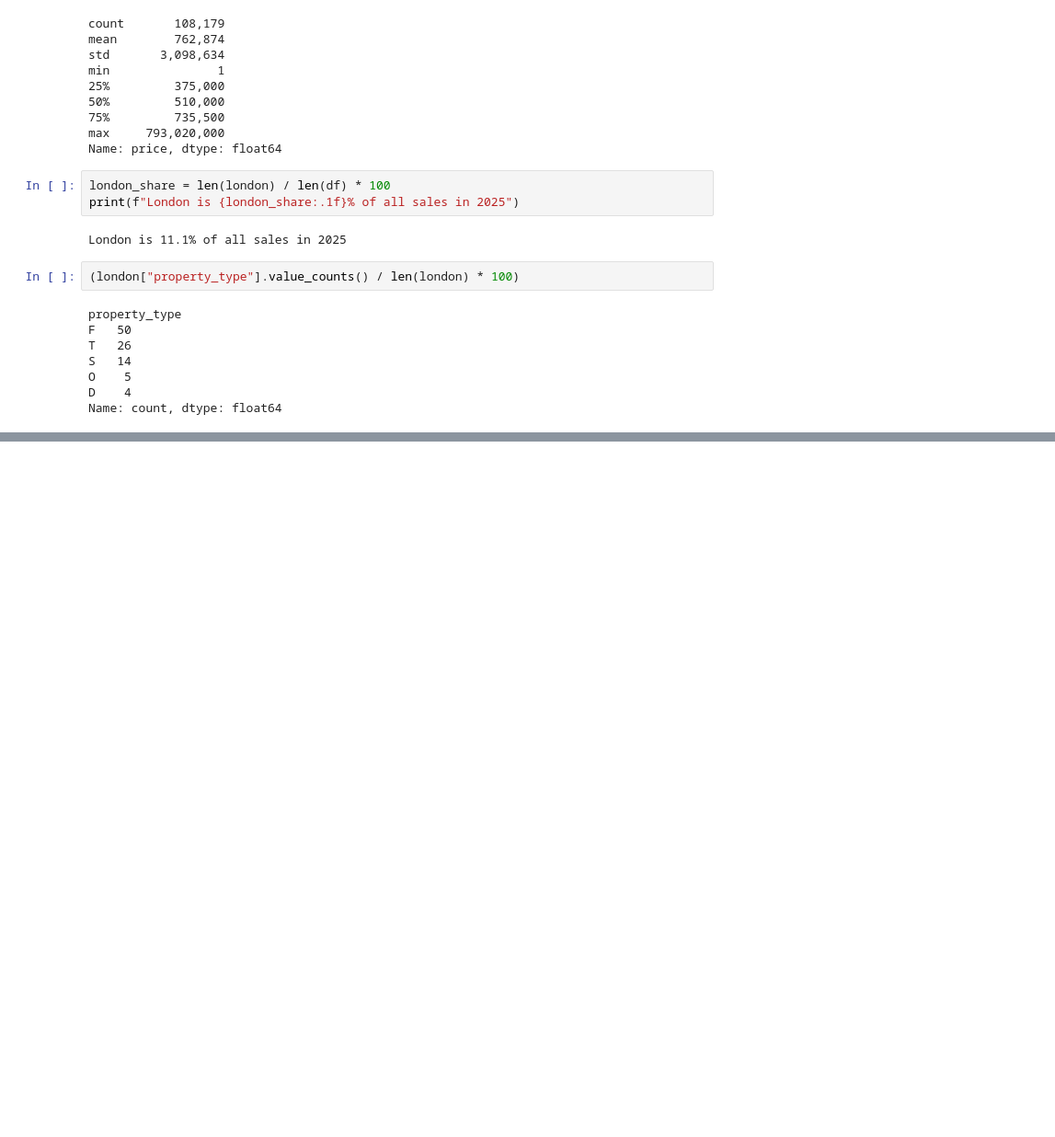
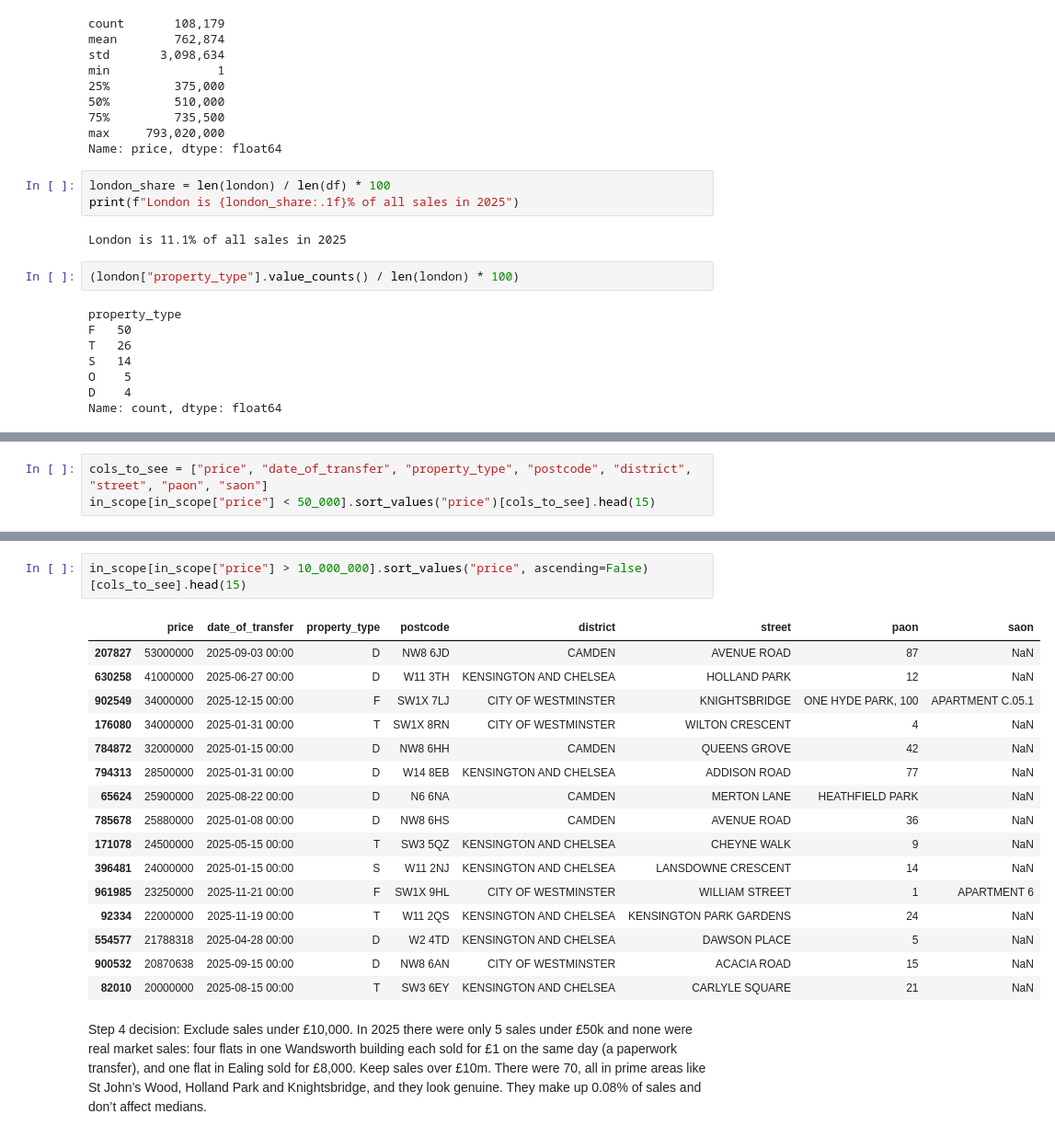
Before and after one commit to TahaJomehpour1/london-housing-affordability, a Jupyter notebook: notebooks/London_housing.ipynb, the cells around one changed output, grey strips where cells are left out. Shown at 92% size. Cells and saved outputs as stored; diff of their text form; blank space fills up the shorter version.

```diff
--- a/notebooks/London_housing.ipynb
+++ b/notebooks/London_housing.ipynb
@@ -235,0 +346,3 @@ plt.show()
+# %%
+cols_to_see = ["price", "date_of_transfer", "property_type", "postcode", "district", "street", "paon", "saon"]
+in_scope[in_scope["price"] < 50_000].sort_values("price")[cols_to_see].head(15)
@@ -235,0 +356,21 @@ plt.show()
+# %%
+in_scope[in_scope["price"] > 10_000_000].sort_values("price", ascending=False)[cols_to_see].head(15)
+# %% [output]
+|  | price | date_of_transfer | property_type | postcode | district | street | paon | saon |
+| 207827 | 53000000 | 2025-09-03 00:00 | D | NW8 6JD | CAMDEN | AVENUE ROAD | 87 | NaN |
+| 630258 | 41000000 | 2025-06-27 00:00 | D | W11 3TH | KENSINGTON AND CHELSEA | HOLLAND PARK | 12 | NaN |
+| 902549 | 34000000 | 2025-12-15 00:00 | F | SW1X 7LJ | CITY OF WESTMINSTER | KNIGHTSBRIDGE | ONE HYDE PARK, 100 | APARTMENT C.05.1 |
+| 176080 | 34000000 | 2025-01-31 00:00 | T | SW1X 8RN | CITY OF WESTMINSTER | WILTON CRESCENT | 4 | NaN |
+| 784872 | 32000000 | 2025-01-15 00:00 | D | NW8 6HH | CAMDEN | QUEENS GROVE | 42 | NaN |
+| 794313 | 28500000 | 2025-01-31 00:00 | D | W14 8EB | KENSINGTON AND CHELSEA | ADDISON ROAD | 77 | NaN |
+| 65624 | 25900000 | 2025-08-22 00:00 | D | N6 6NA | CAMDEN | MERTON LANE | HEATHFIELD PARK | NaN |
+| 785678 | 25880000 | 2025-01-08 00:00 | D | NW8 6HS | CAMDEN | AVENUE ROAD | 36 | NaN |
+| 171078 | 24500000 | 2025-05-15 00:00 | T | SW3 5QZ | KENSINGTON AND CHELSEA | CHEYNE WALK | 9 | NaN |
+| 396481 | 24000000 | 2025-01-15 00:00 | S | W11 2NJ | KENSINGTON AND CHELSEA | LANSDOWNE CRESCENT | 14 | NaN |
+| 961985 | 23250000 | 2025-11-21 00:00 | F | SW1X 9HL | CITY OF WESTMINSTER | WILLIAM STREET | 1 | APARTMENT 6 |
+| 92334 | 22000000 | 2025-11-19 00:00 | T | W11 2QS | KENSINGTON AND CHELSEA | KENSINGTON PARK GARDENS | 24 | NaN |
+| 554577 | 21788318 | 2025-04-28 00:00 | D | W2 4TD | KENSINGTON AND CHELSEA | DAWSON PLACE | 5 | NaN |
+| 900532 | 20870638 | 2025-09-15 00:00 | D | NW8 6AN | CITY OF WESTMINSTER | ACACIA ROAD | 15 | NaN |
+| 82010 | 20000000 | 2025-08-15 00:00 | T | SW3 6EY | KENSINGTON AND CHELSEA | CARLYLE SQUARE | 21 | NaN |
+# %% [markdown]
+Step 4 decision: Exclude sales under £10,000. In 2025 there were only 5 sales under £50k and none were real market sales: four flats in one Wandsworth building each sold for £1 on the same day (a paperwork transfer), and one flat in Ealing sold for £8,000. Keep sales over £10m. There were 70, all in prime areas like St John’s Wood, Holland Park and Knightsbridge, and they look genuine. They make up 0.08% of sales and don’t affect medians.
```
Also changed, not shown: parts of 24 cells of this notebook.
